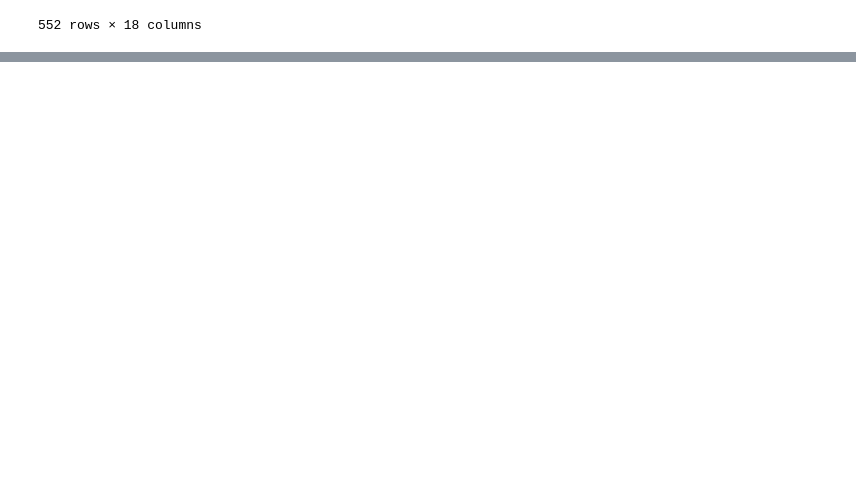
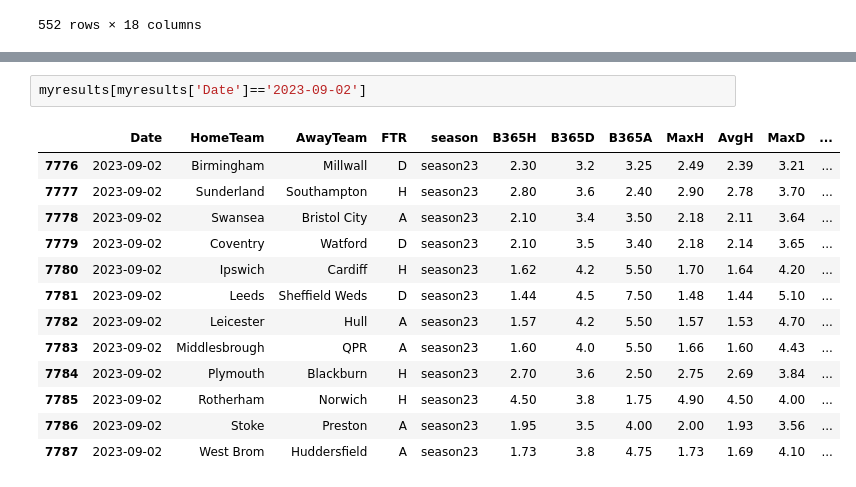
Before and after one commit to benjaminr4/championship_predictions, a Jupyter notebook: Sequential Model.ipynb, the cells around one changed output, grey strips where cells are left out. Saved outputs shown, nothing was run; the diff lists cells and outputs as text; blank space fills up the shorter version.

```diff
--- a/Sequential Model.ipynb
+++ b/Sequential Model.ipynb
@@ -404,0 +437,16 @@ myresults
+# %%
+myresults[myresults['Date']=='2023-09-02']
+# %% [output]
+|  | Date | HomeTeam | AwayTeam | FTR | season | B365H | B365D | B365A | MaxH | AvgH | MaxD | ... |
+| 7776 | 2023-09-02 | Birmingham | Millwall | D | season23 | 2.30 | 3.2 | 3.25 | 2.49 | 2.39 | 3.21 | ... |
+| 7777 | 2023-09-02 | Sunderland | Southampton | H | season23 | 2.80 | 3.6 | 2.40 | 2.90 | 2.78 | 3.70 | ... |
+| 7778 | 2023-09-02 | Swansea | Bristol City | A | season23 | 2.10 | 3.4 | 3.50 | 2.18 | 2.11 | 3.64 | ... |
+| 7779 | 2023-09-02 | Coventry | Watford | D | season23 | 2.10 | 3.5 | 3.40 | 2.18 | 2.14 | 3.65 | ... |
+| 7780 | 2023-09-02 | Ipswich | Cardiff | H | season23 | 1.62 | 4.2 | 5.50 | 1.70 | 1.64 | 4.20 | ... |
+| 7781 | 2023-09-02 | Leeds | Sheffield Weds | D | season23 | 1.44 | 4.5 | 7.50 | 1.48 | 1.44 | 5.10 | ... |
+| 7782 | 2023-09-02 | Leicester | Hull | A | season23 | 1.57 | 4.2 | 5.50 | 1.57 | 1.53 | 4.70 | ... |
+| 7783 | 2023-09-02 | Middlesbrough | QPR | A | season23 | 1.60 | 4.0 | 5.50 | 1.66 | 1.60 | 4.43 | ... |
+| 7784 | 2023-09-02 | Plymouth | Blackburn | H | season23 | 2.70 | 3.6 | 2.50 | 2.75 | 2.69 | 3.84 | ... |
+| 7785 | 2023-09-02 | Rotherham | Norwich | H | season23 | 4.50 | 3.8 | 1.75 | 4.90 | 4.50 | 4.00 | ... |
+| 7786 | 2023-09-02 | Stoke | Preston | A | season23 | 1.95 | 3.5 | 4.00 | 2.00 | 1.93 | 3.56 | ... |
+| 7787 | 2023-09-02 | West Brom | Huddersfield | A | season23 | 1.73 | 3.8 | 4.75 | 1.73 | 1.69 | 4.10 | ... |
```
Also changed, not shown: parts of 17 cells of this notebook, 3 other files.
